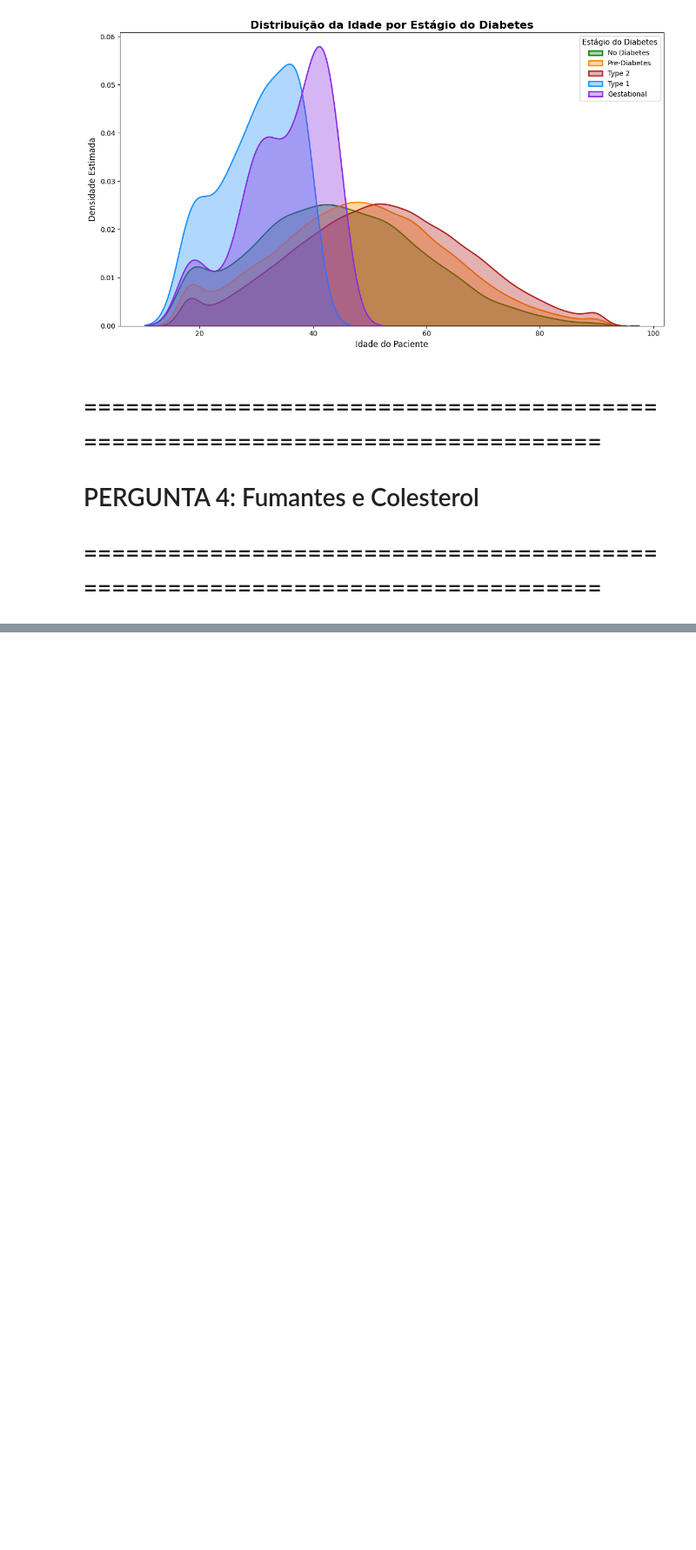
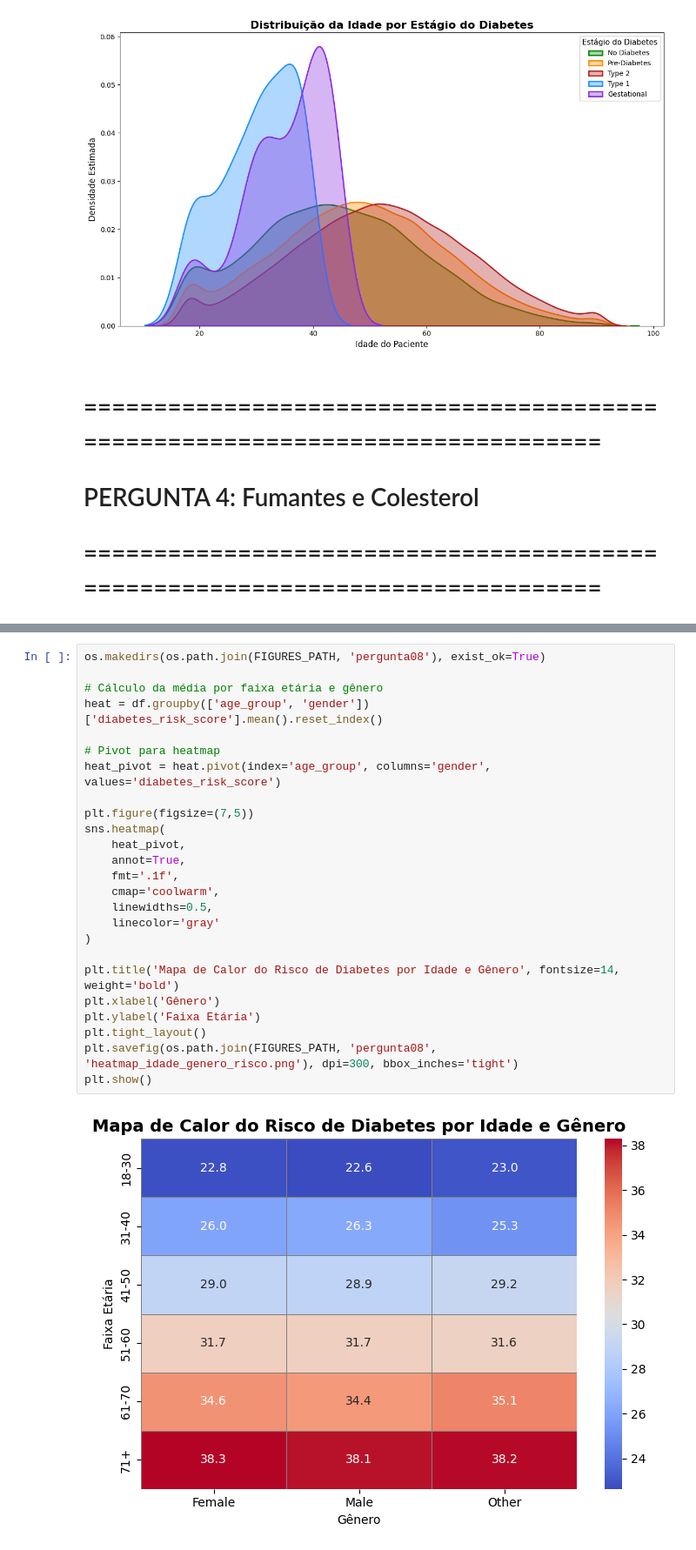
Before and after one commit to EvertonTeix/CdD_2025.2, a Jupyter notebook: notebooks/dataset_diabetes_EVERTON.ipynb, the cells around one changed output, grey strips where cells are left out. Shown at 87% size. Saved outputs shown, nothing was run; the diff lists cells and outputs as text; blank space fills up the shorter version.

```diff
--- a/notebooks/dataset_diabetes_EVERTON.ipynb
+++ b/notebooks/dataset_diabetes_EVERTON.ipynb
@@ -443,0 +470,27 @@ plt.show()
+# %%
+os.makedirs(os.path.join(FIGURES_PATH, 'pergunta08'), exist_ok=True)
+
+# Cálculo da média por faixa etária e gênero
+heat = df.groupby(['age_group', 'gender'])['diabetes_risk_score'].mean().reset_index()
+
+# Pivot para heatmap
+heat_pivot = heat.pivot(index='age_group', columns='gender', values='diabetes_risk_score')
+
+plt.figure(figsize=(7,5))
+sns.heatmap(
+    heat_pivot,
+    annot=True,
+    fmt='.1f',
+    cmap='coolwarm',
+    linewidths=0.5,
+    linecolor='gray'
+)
+
+plt.title('Mapa de Calor do Risco de Diabetes por Idade e Gênero', fontsize=14, weight='bold')
+plt.xlabel('Gênero')
+plt.ylabel('Faixa Etária')
+plt.tight_layout()
+plt.savefig(os.path.join(FIGURES_PATH, 'pergunta08', 'heatmap_idade_genero_risco.png'), dpi=300, bbox_inches='tight')
+plt.show()
+# %% [output]
+[figure, added]
```
Also changed, not shown: parts of 18 cells of this notebook, 5 other files.
